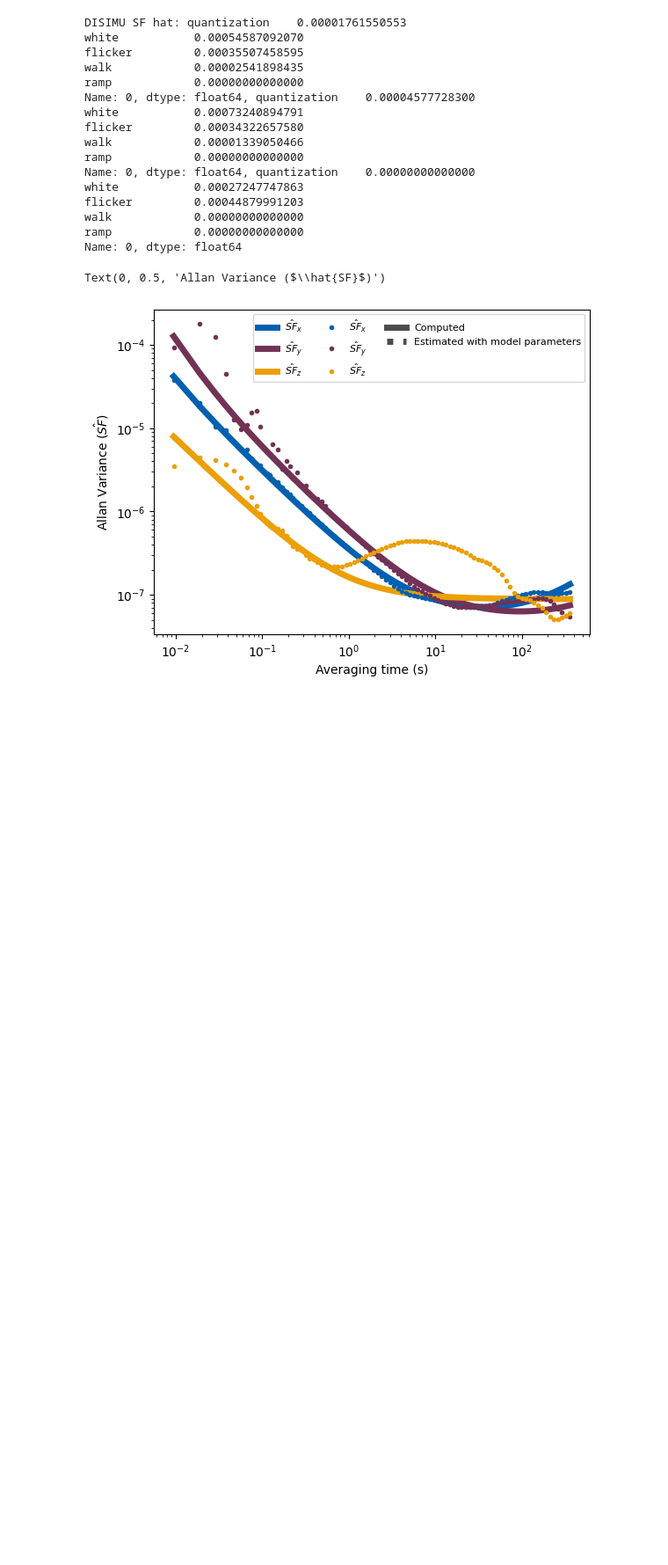
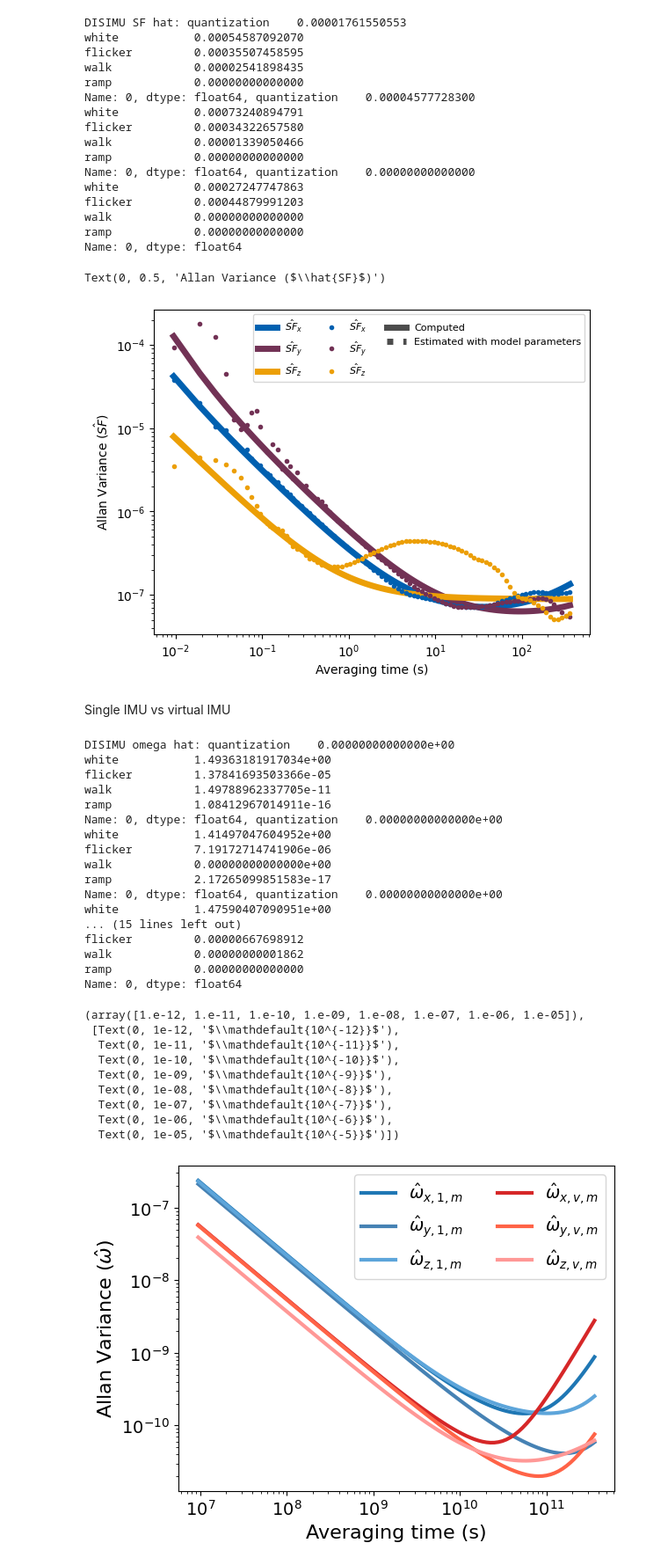
Before and after one commit to schoi355/multi_imu_fusion, a Jupyter notebook: MagPIE/vitual_IMU.ipynb, the cells around one changed output. Shown at 88% size. Saved outputs shown, nothing was run; the diff lists cells and outputs as text; code cells hidden in the pictures; blank space fills up the shorter version.

```diff
--- a/MagPIE/vitual_IMU.ipynb
+++ b/MagPIE/vitual_IMU.ipynb
@@ -691,3 +688,78 @@ ramp            0.00000000000000
 Name: 0, dtype: float64
 Text(0, 0.5, 'Allan Variance ($\\hat{SF}$)')
 [figure]
+# %% [markdown]
+Single IMU vs virtual IMU
+# %%
+IMU1_path = 'dataset/static/magpie2Dataset_StaticData_imu1.csv'
+IMUV_path = 'dataset/static/magpie2Dataset_StaticData_imuv.csv'
+
+df1 = pd.read_csv(IMU1_path)
+dfv = pd.read_csv(IMUV_path)
+
+df1_acc = df1[["ax", "ay", "az"]].to_numpy()
+df1_gyr = df1[["gx", "gy", "gz"]].to_numpy()
+dfv_acc = dfv[["ax", "ay", "az"]].to_numpy()
+dfv_gyr = dfv[["wx", "wy", "wz"]].to_numpy()
+
+dt = np.mean(np.diff(df1['t']))
+# %%
+# DISIMU, omega hat
+tau_wx_EKF, avar_wx_EKF = allan_variance.compute_avar(df1_gyr[:,0], dt)
+tau_wy_EKF, avar_wy_EKF = allan_variance.compute_avar(df1_gyr[:,1], dt)
+tau_wz_EKF, avar_wz_EKF = allan_variance.compute_avar(df1_gyr[:,2], dt)
+tau_wx_UKF, avar_wx_UKF = allan_variance.compute_avar(dfv_gyr[:,0], dt)
+tau_wy_UKF, avar_wy_UKF = allan_variance.compute_avar(dfv_gyr[:,1], dt)
+tau_wz_UKF, avar_wz_UKF = allan_variance.compute_avar(dfv_gyr[:,2], dt)
+params_wx_EKF, avar_pred_wx_EKF = allan_variance.estimate_parameters(tau_wx_EKF, avar_wx_EKF)
+params_wy_EKF, avar_pred_wy_EKF = allan_variance.estimate_parameters(tau_wy_EKF, avar_wy_EKF)
+params_wz_EKF, avar_pred_wz_EKF = allan_variance.estimate_parameters(tau_wz_EKF, avar_wz_EKF)
+params_wx_UKF, avar_pred_wx_UKF = allan_variance.estimate_parameters(tau_wx_UKF, avar_wx_UKF)
+params_wy_UKF, avar_pred_wy_UKF = allan_variance.estimate_parameters(tau_wy_UKF, avar_wy_UKF)
+params_wz_UKF, avar_pred_wz_UKF = allan_variance.estimate_parameters(tau_wz_UKF, avar_wz_UKF)
+print(f"DISIMU omega hat: {params_wx_EKF}, {params_wy_EKF}, {params_wz_EKF}, {params_wx_UKF}, {params_wy_UKF}, {params_wz_UKF}")
+
+# Computed
+fig, ax = plt.subplots()
+plt.loglog(tau_wx_EKF, avar_pred_wx_EKF, label="$\hat{\omega}_{x,1,m}$", linewidth=3, color = "#1f77b4")
+plt.loglog(tau_wy_EKF, avar_pred_wy_EKF, label="$\hat{\omega}_{y,1,m}$", linewidth=3, color = "#4682b4")
+plt.loglog(tau_wz_EKF, avar_pred_wz_EKF, label="$\hat{\omega}_{z,1,m}$", linewidth=3, color = "#5da5da")
+plt.loglog(tau_wx_UKF, avar_pred_wx_UKF, label="$\hat{\omega}_{x,v,m}$", linewidth=3, color = "#d62728")
+plt.loglog(tau_wy_UKF, avar_pred_wy_UKF, label="$\hat{\omega}_{y,v,m}$", linewidth=3, color = "#ff6347")
+plt.loglog(tau_wz_UKF, avar_pred_wz_UKF, label="$\hat{\omega}_{z,v,m}$", linewidth=3, color = "#ff9896")
+
+# plt.ylim([1e-8, 1e-1])
+
+plt.legend(ncol=2, fancybox=True, frameon=True, fontsize=14, loc='upper right')
+plt.xlabel("Averaging time (s)", fontsize=16)
+plt.ylabel("Allan Variance ($\hat{\omega}$)", fontsize=16)
+plt.xticks(fontsize=14)
+plt.yticks(fontsize=14)
+# %% [output]
+DISIMU omega hat: quantization    0.00000000000000e+00
+white           1.49363181917034e+00
+flicker         1.37841693503366e-05
+walk            1.49788962337705e-11
+ramp            1.08412967014911e-16
+Name: 0, dtype: float64, quantization    0.00000000000000e+00
+white           1.41497047604952e+00
+flicker         7.19172714741906e-06
+walk            0.00000000000000e+00
+ramp            2.17265099851583e-17
+Name: 0, dtype: float64, quantization    0.00000000000000e+00
+white           1.47590407090951e+00
+... (15 lines left out)
+flicker         0.00000667698912
+walk            0.00000000001862
+ramp            0.00000000000000
+Name: 0, dtype: float64
+(array([1.e-12, 1.e-11, 1.e-10, 1.e-09, 1.e-08, 1.e-07, 1.e-06, 1.e-05]),
+ [Text(0, 1e-12, '$\\mathdefault{10^{-12}}$'),
+  Text(0, 1e-11, '$\\mathdefault{10^{-11}}$'),
+  Text(0, 1e-10, '$\\mathdefault{10^{-10}}$'),
+  Text(0, 1e-09, '$\\mathdefault{10^{-9}}$'),
+  Text(0, 1e-08, '$\\mathdefault{10^{-8}}$'),
+  Text(0, 1e-07, '$\\mathdefault{10^{-7}}$'),
+  Text(0, 1e-06, '$\\mathdefault{10^{-6}}$'),
+  Text(0, 1e-05, '$\\mathdefault{10^{-5}}$')])
+[figure, added]
```
Also changed, not shown: parts of 6 cells of this notebook, 10 other files.
